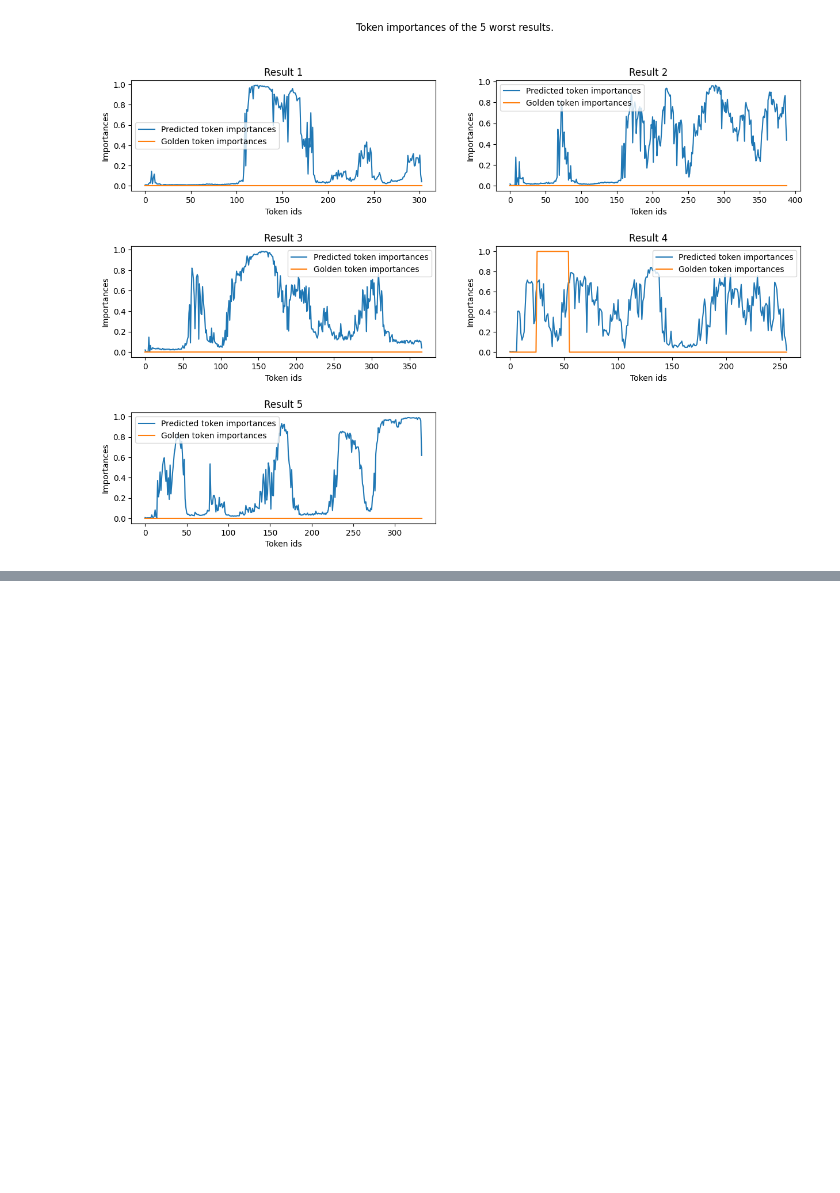
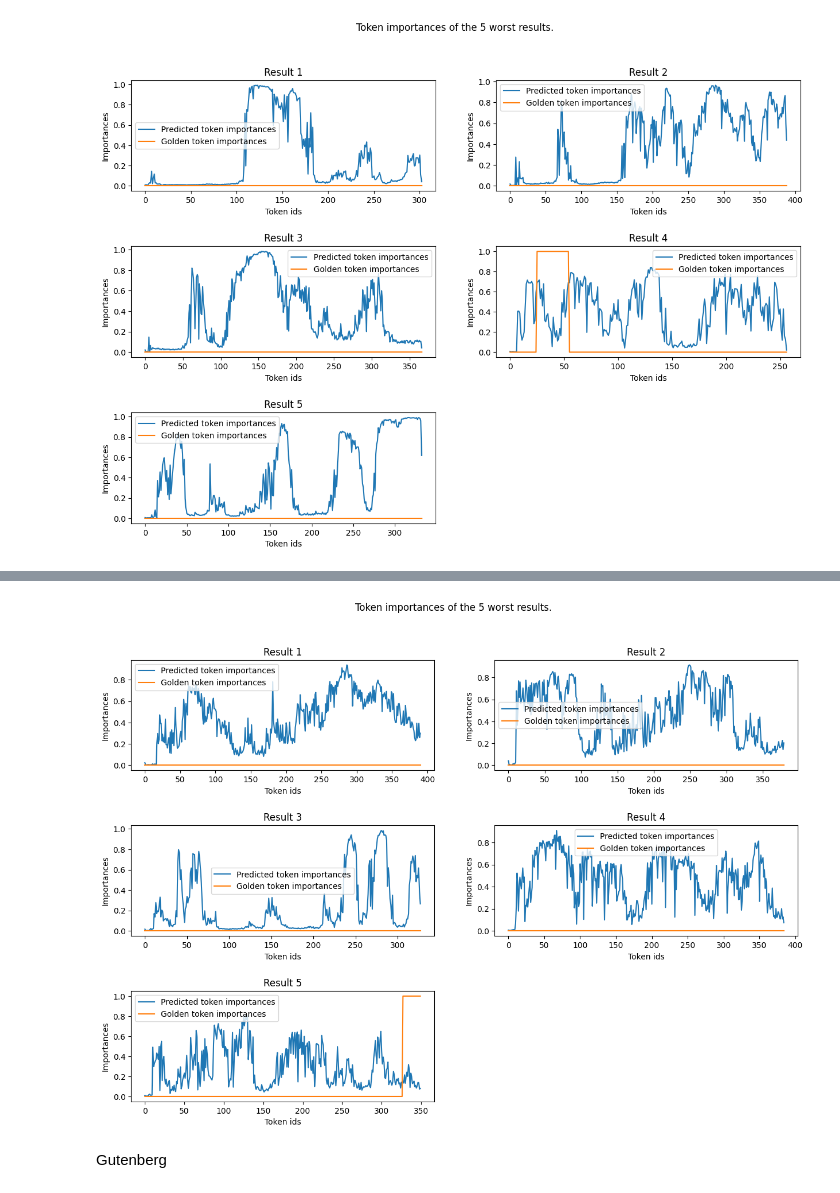
Before and after one commit to RiccardoSpolaor/Question-Answering, a Jupyter notebook: main_trainer_redone.ipynb, the cells around one changed output, grey strips where cells are left out. Cells and saved outputs as stored; diff of their text form; code cells hidden in the pictures; blank space fills up the shorter version.

```diff
--- a/main_trainer_redone.ipynb
+++ b/main_trainer_redone.ipynb
@@ -520,6 +642,6 @@ Some weights of BertLMHeadModel were not initialized from the model checkpoint a
 You should probably TRAIN this model on a down-stream task to be able to use it for predictions and inference.
 # %%
-checkpoint = torch.load(os.path.join(folder_name, f"{model_name.replace('/','_')}.pth"))
+checkpoint = torch.load(os.path.join(folder_name, f"{model_name_2.replace('/','_')}.pth"))
 loss_history = checkpoint['loss_history']
 val_loss_history = checkpoint['val_loss_history']
 opt_state_dict=checkpoint['opt_state_dict']
@@ -674,0 +801,14 @@ plot_token_importances('wikipedia', sources_statistics_dict, model)
+# %%
+from models.model import Model
+from utils.checkpoint_loader import get_checkpoint_folder, load_checkpoints
+
+# Remove previous tensors from GPU memory
+torch.cuda.empty_cache()
+
+best_seed_M2 = 2022
+use_history_M2 = False
+best_checkpoints_folder_name_M2 = get_checkpoint_folder(best_seed_M2, use_history_M2)
+
+
+set_random_seed(best_seed_M2)
+best_M2 = Model(model_name=model_name_2, device='cuda')
@@ -674,0 +831,3 @@ plot_token_importances('wikipedia', sources_statistics_dict, model)
+# %%
+grouped_test_df = test_df.groupby(by=['source'])
+print(f'Number of sources: {len(grouped_test_df)}')
@@ -674,0 +836,6 @@ plot_token_importances('wikipedia', sources_statistics_dict, model)
+# %%
+from utils.error_analysis import get_worst_answers, show_worst_errors, plot_token_importances
+
+sources_statistics_dict = dict()
+for source, df_source in grouped_test_df:
+    sources_statistics_dict[source] = get_worst_answers(best_M2, df_source, use_history=use_history_M2)
@@ -674,0 +868,6 @@ plot_token_importances('wikipedia', sources_statistics_dict, model)
+# %%
+plot_token_importances('cnn', sources_statistics_dict, best_M2, use_history=use_history_M2)
+# %% [output]
+[figure, added]
+# %% [markdown]
+Gutenberg
```
Also changed, not shown: parts of 46 cells of this notebook, 3 other files.
